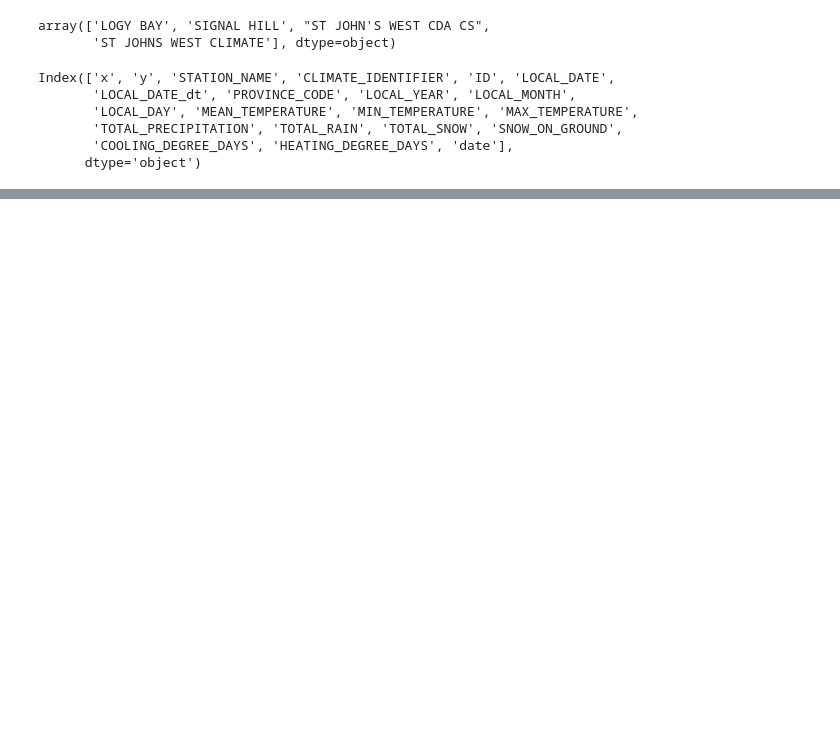
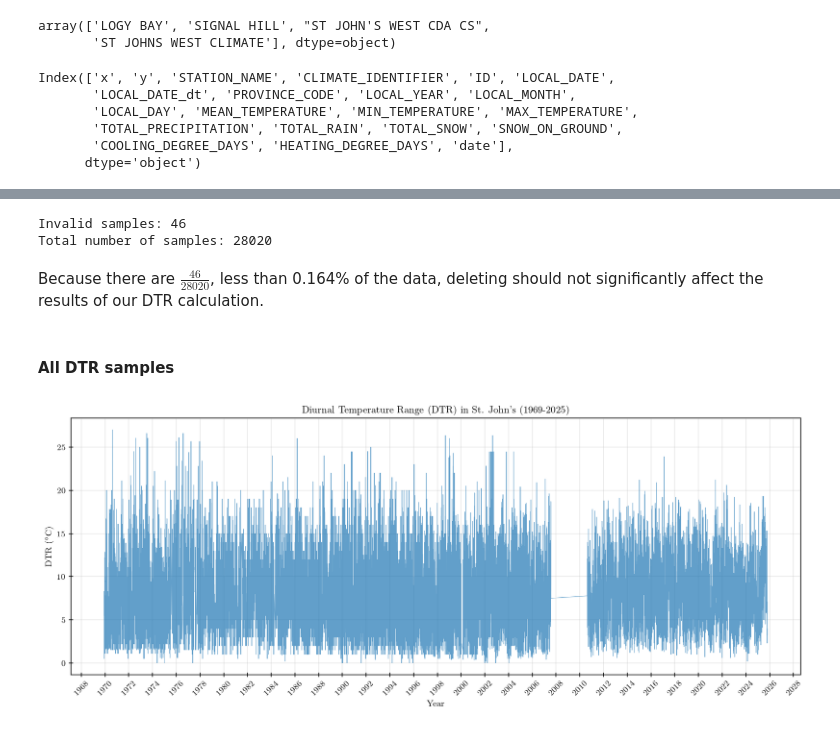
Before and after one commit to ieadoboe/cmsc6950-climate-daily, a Jupyter notebook: notebooks/01_data_exploration.ipynb, the cells around one changed output, grey strips where cells are left out. Cells and saved outputs as stored; diff of their text form; code cells hidden in the pictures; blank space fills up the shorter version.

```diff
--- a/notebooks/01_data_exploration.ipynb
+++ b/notebooks/01_data_exploration.ipynb
@@ -110,0 +158,37 @@ plt.savefig("../plots/mean_temp_over_time.pdf")
+# %%
+print(f"Invalid samples: {len(invalid)}")
+print(f"Total number of samples: {df.shape[0]}")
+# %% [output]
+Invalid samples: 46
+Total number of samples: 28020
+# %% [markdown]
+Because there are $\frac{46}{28020}$, less than 0.164% of the data, deleting should not significantly affect the results of our DTR calculation.
+# %%
+# Remove rows where MIN > MAX
+ds = df[df["MAX_TEMPERATURE"] >= df["MIN_TEMPERATURE"]].copy()
+
+# Now calculate DTR
+ds["DTR"] = calculate_dtr(t_min=ds["MIN_TEMPERATURE"],
+                          t_max=ds["MAX_TEMPERATURE"])
+# %% [markdown]
+#### All DTR samples
+# %%
+import matplotlib.dates as mdates
+
+plt.figure(figsize=(12, 5))
+plt.plot(ds["date"], ds["DTR"], linewidth=0.5, alpha=0.7)
+plt.title('Diurnal Temperature Range (DTR) in St. John\'s (1969-2025)')
+plt.xlabel('Year')
+plt.ylabel('DTR ($^{\\circ}$C)')
+
+ax = plt.gca()
+ax.xaxis.set_major_locator(mdates.YearLocator(2))
+ax.xaxis.set_major_formatter(mdates.DateFormatter('%Y'))
+plt.xticks(rotation=45)
+
+plt.grid(True, alpha=0.3)
+plt.tight_layout()
+plt.savefig("../plots/dtr_over_time.pdf", dpi=300)
+plt.show()
+# %% [output]
+[figure, added]
```
Also changed, not shown: parts of 21 cells of this notebook.
